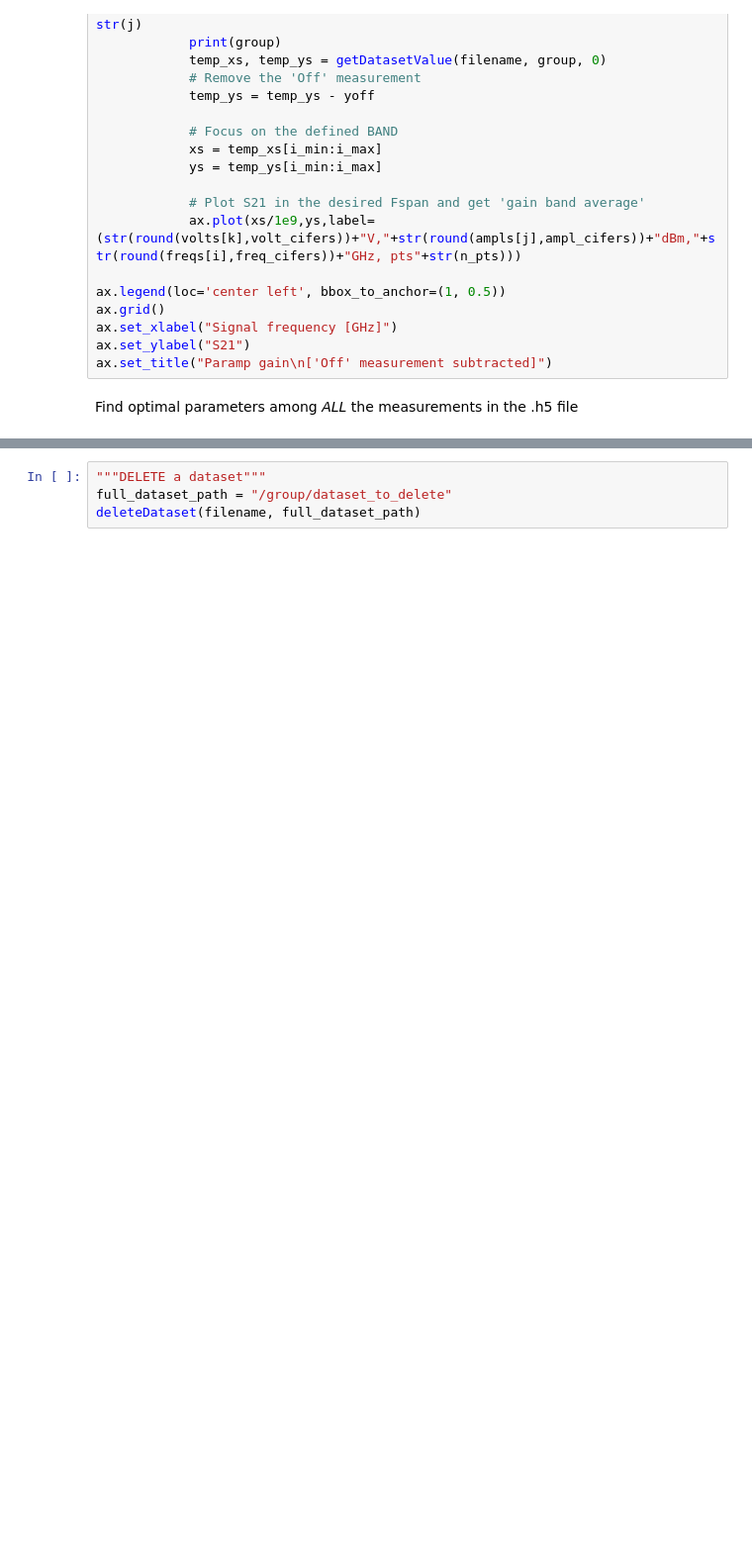
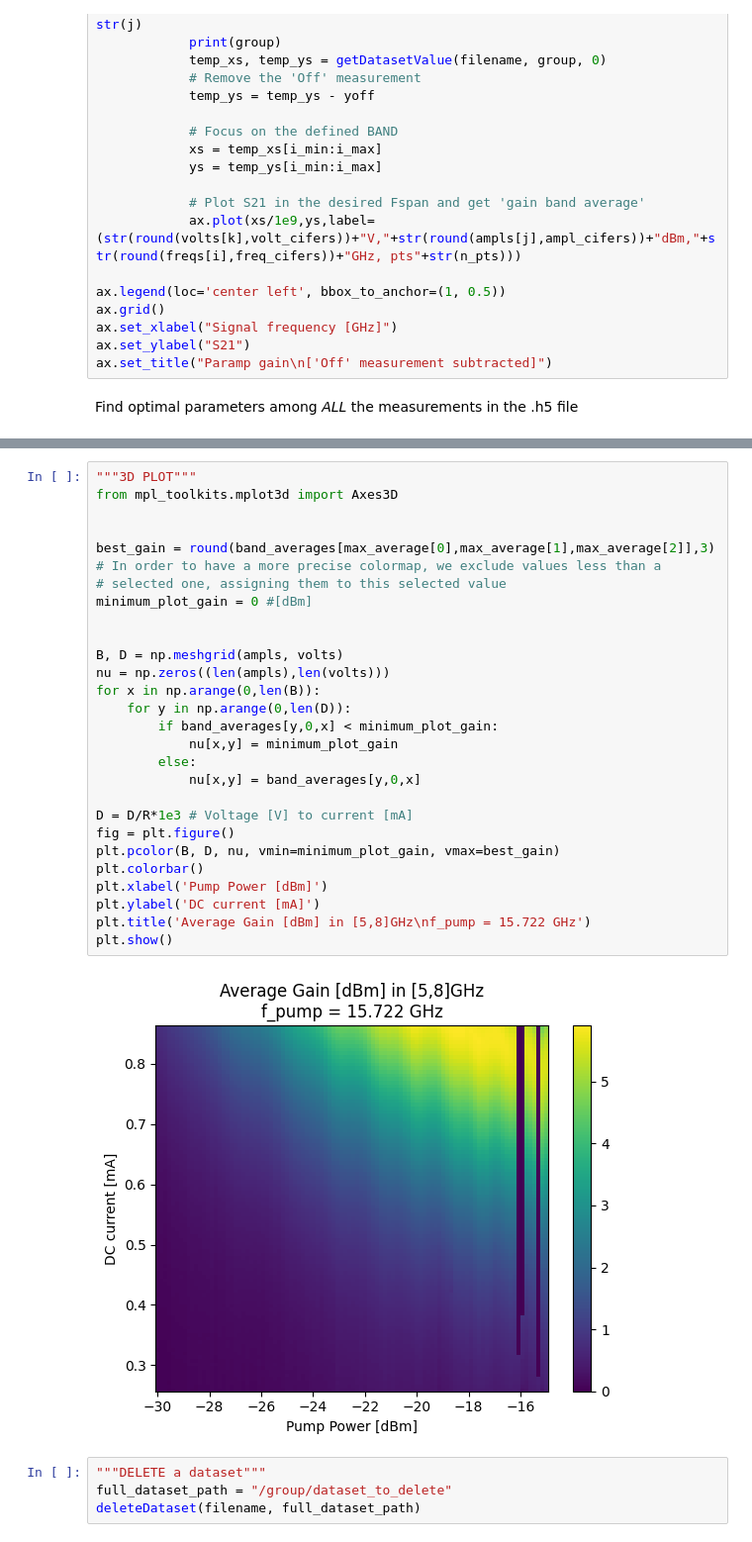
Before and after one commit to biqute/QTLab2223, a Jupyter notebook: TWPAandQubit/notebooks/read_lattice_results.ipynb, the cells around one changed output, grey strips where cells are left out. Shown: that part at 99% size. Cells and saved outputs as stored; diff of their text form; blank space fills up the shorter version.

```diff
--- a/TWPAandQubit/notebooks/read_lattice_results.ipynb
+++ b/TWPAandQubit/notebooks/read_lattice_results.ipynb
@@ -234,3 +263,33 @@ ax_freq.set_ylabel("Averaged gain [dB]")
+# %%
+"""3D PLOT"""
+from mpl_toolkits.mplot3d import Axes3D
+
+
+best_gain = round(band_averages[max_average[0],max_average[1],max_average[2]],3)
+# In order to have a more precise colormap, we exclude values less than a
+# selected one, assigning them to this selected value
+minimum_plot_gain = 0 #[dBm]
+
+
+B, D = np.meshgrid(ampls, volts)
+nu = np.zeros((len(ampls),len(volts)))
+for x in np.arange(0,len(B)):
+    for y in np.arange(0,len(D)):
+        if band_averages[y,0,x] < minimum_plot_gain:
+            nu[x,y] = minimum_plot_gain
+        else:
+            nu[x,y] = band_averages[y,0,x]
+
+D = D/R*1e3 # Voltage [V] to current [mA]
+fig = plt.figure()
+plt.pcolor(B, D, nu, vmin=minimum_plot_gain, vmax=best_gain)
+plt.colorbar()
+plt.xlabel('Pump Power [dBm]')
+plt.ylabel('DC current [mA]')
+plt.title('Average Gain [dBm] in [5,8]GHz\nf_pump = 15.722 GHz')
+plt.show()
+# %% [output]
+[figure, added]
 # %%
 """DELETE a dataset"""
 full_dataset_path = "/group/dataset_to_delete"
```
Also changed, not shown: parts of 4 cells of this notebook.
